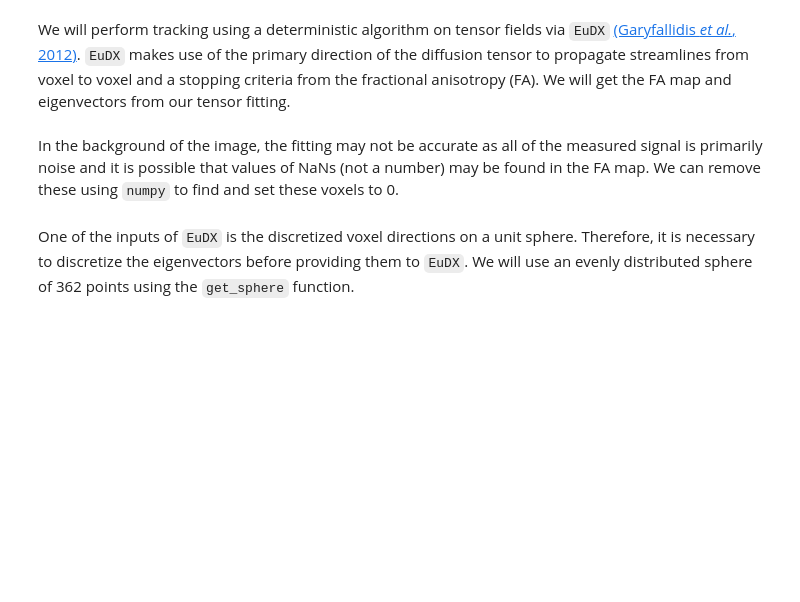
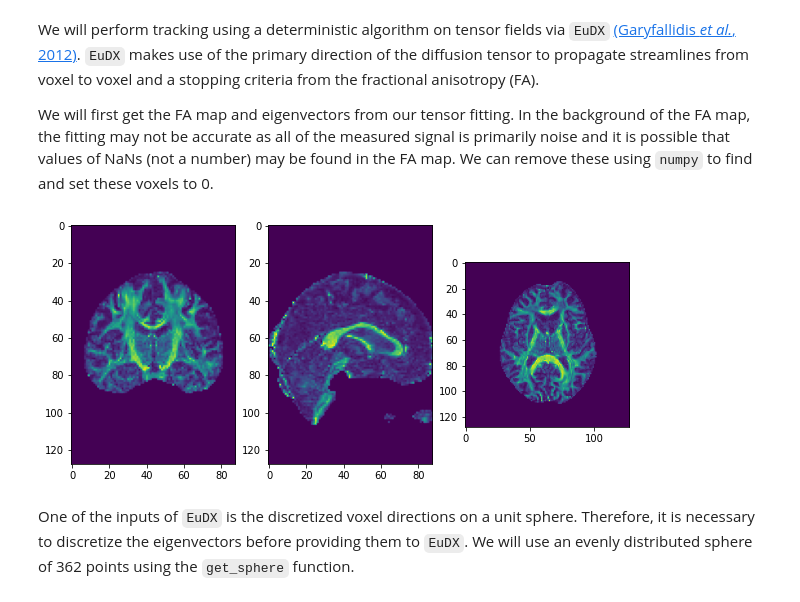
Before and after one commit to carpentries-incubator/SDC-BIDS-dMRI, a Jupyter notebook: code/deterministic_tractography/deterministic_tractography.ipynb, the cells around one changed output. Cells and saved outputs as stored; diff of their text form; code cells hidden in the pictures; blank space fills up the shorter version.

Commit message:
Update paths and figures for deterministic tractography

```diff
--- a/code/deterministic_tractography/deterministic_tractography.ipynb
+++ b/code/deterministic_tractography/deterministic_tractography.ipynb
@@ -36,2 +47,4 @@ dti_fit = dti_model.fit(dwi_data, mask=dwi_mask)  # This step may take a while
 # %% [markdown]
-We will perform tracking using a deterministic algorithm on tensor fields via `EuDX` [(Garyfallidis _et al._, 2012)](https://www.ncbi.nlm.nih.gov/pmc/articles/PMC3518823/). `EuDX` makes use of the primary direction of the diffusion tensor to propagate streamlines from voxel to voxel and a stopping criteria from the fractional anisotropy (FA). We will get the FA map and eigenvectors from our tensor fitting.
+We will perform tracking using a deterministic algorithm on tensor fields via `EuDX` [(Garyfallidis _et al._, 2012)](https://www.ncbi.nlm.nih.gov/pmc/articles/PMC3518823/). `EuDX` makes use of the primary direction of the diffusion tensor to propagate streamlines from voxel to voxel and a stopping criteria from the fractional anisotropy (FA).
+
+We will first get the FA map and eigenvectors from our tensor fitting. In the background of the FA map, the fitting may not be accurate as all of the measured signal is primarily noise and it is possible that values of NaNs (not a number) may be found in the FA map. We can remove these using `numpy` to find and set these voxels to 0.
@@ -41,2 +50,0 @@ evecs_img = dti_fit.evecs
-# %% [markdown]
-In the background of the image, the fitting may not be accurate as all of the measured signal is primarily noise and it is possible that values of NaNs (not a number) may be found in the FA map. We can remove these using `numpy` to find and set these voxels to 0.
@@ -47,3 +51,34 @@ fa_img[np.isnan(fa_img)] = 0
+# %%
+# Create the directory to save the results
+
+out_dir = "../../data/ds000221/derivatives/dwi/tractography/sub-%s/ses-01/dwi/" % subj
+
+if not os.path.exists(out_dir):
+    os.makedirs(out_dir)
+
+fa_img = dti_fit.fa
+evecs_img = dti_fit.evecs
+
+fa_img[np.isnan(fa_img)] = 0
+
+# Save the FA
+fa_nii = nib.Nifti1Image(fa_img.astype(np.float32), affine)
+nib.save(fa_nii, os.path.join(out_dir, 'fa.nii.gz'))
+
+# Plot the FA
+import matplotlib.pyplot as plt
+from scipy import ndimage  # To rotate image for visualization purposes
+
+%matplotlib inline
+
+fig, ax = plt.subplots(1, 3, figsize=(10, 10))
+ax[0].imshow(ndimage.rotate(fa_img[:, fa_img.shape[1]//2, :], 90, reshape=False))
+ax[1].imshow(ndimage.rotate(fa_img[fa_img.shape[0]//2, :, :], 90, reshape=False))
+ax[2].imshow(ndimage.rotate(fa_img[:, :, fa_img.shape[-1]//2], 90, reshape=False))
+fig.savefig(os.path.join(out_dir, "fa.png"), dpi=300, bbox_inches="tight")
+plt.show()
+# %% [output]
+[figure, added]
 # %% [markdown]
 One of the inputs of `EuDX` is the discretized voxel directions on a unit sphere. Therefore, it is necessary to discretize the eigenvectors before providing them to `EuDX`. We will use an evenly distributed sphere of 362 points using the `get_sphere` function.
 # %%
```
Also changed, not shown: parts of 13 cells of this notebook, 4 other files.
